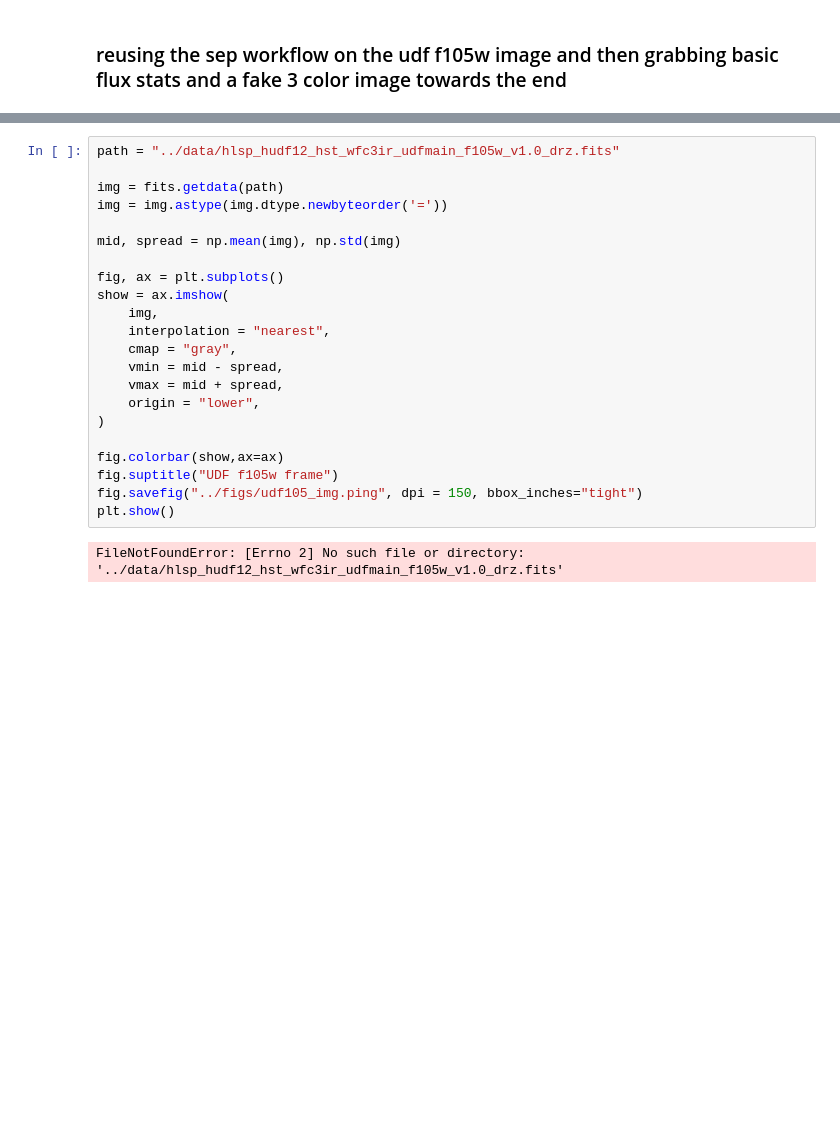
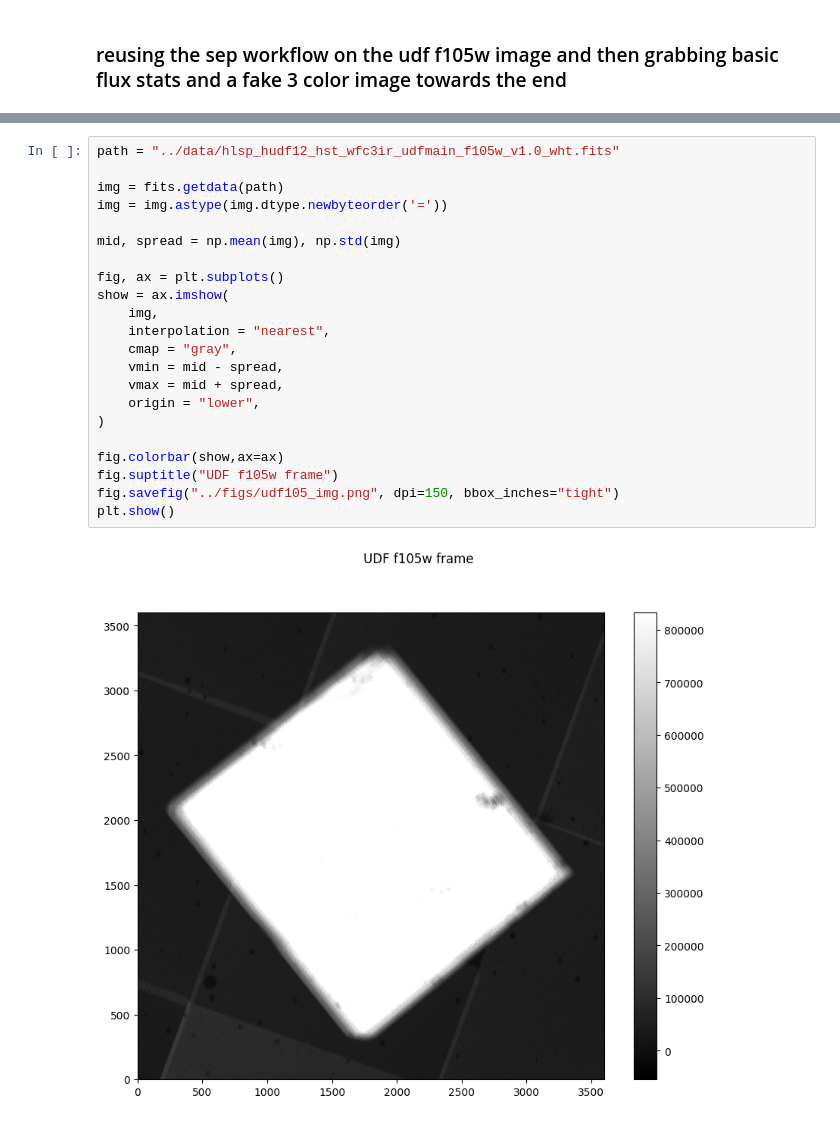
Before and after one commit to slavichowen/astr-19-final-project, a Jupyter notebook: notebooks/udf_project.ipynb, the cells around one changed output, grey strips where cells are left out. Saved outputs shown, nothing was run; the diff lists cells and outputs as text; blank space fills up the shorter version.

```diff
--- a/notebooks/udf_project.ipynb
+++ b/notebooks/udf_project.ipynb
@@ -15,24 +19,24 @@ rcParams["figure.figsize"] = [10., 8.]
 # %%
-path = "../data/hlsp_hudf12_hst_wfc3ir_udfmain_f105w_v1.0_drz.fits"
+path = "../data/hlsp_hudf12_hst_wfc3ir_udfmain_f105w_v1.0_wht.fits"
 
 img = fits.getdata(path)
 img = img.astype(img.dtype.newbyteorder('='))
 
 mid, spread = np.mean(img), np.std(img)
 
 fig, ax = plt.subplots()
 show = ax.imshow(
     img,
     interpolation = "nearest",
     cmap = "gray",
     vmin = mid - spread,
     vmax = mid + spread,
     origin = "lower",
 )
 
 fig.colorbar(show,ax=ax)
 fig.suptitle("UDF f105w frame")
-fig.savefig("../figs/udf105_img.ping", dpi = 150, bbox_inches="tight")
+fig.savefig("../figs/udf105_img.png", dpi=150, bbox_inches="tight")
 plt.show()
 # %% [output]
-FileNotFoundError: [Errno 2] No such file or directory: '../data/hlsp_hudf12_hst_wfc3ir_udfmain_f105w_v1.0_drz.fits'
+[figure, added]
```
Also changed, not shown: parts of 1 cell of this notebook, 2 other files.
